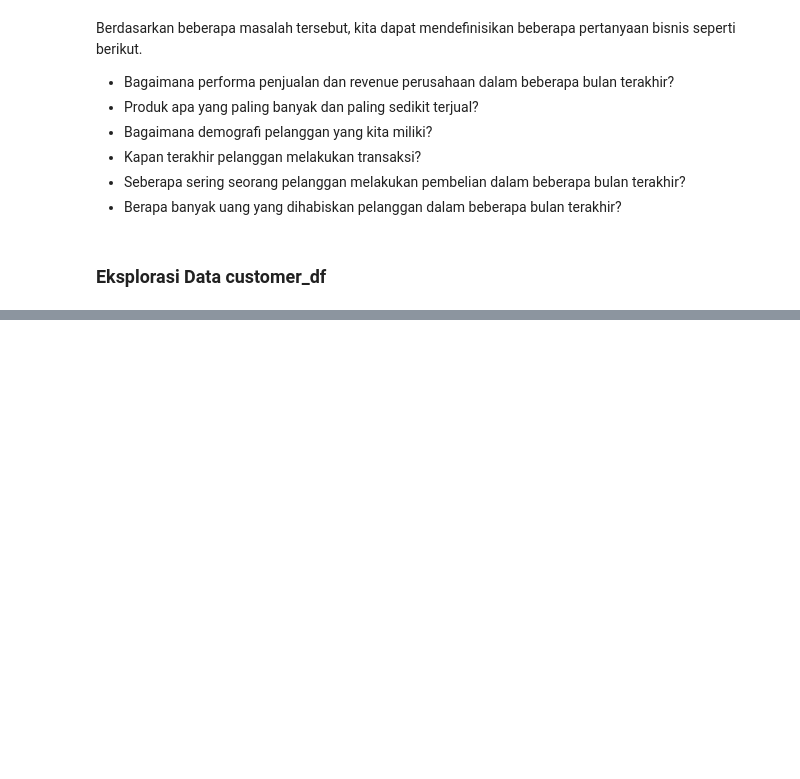
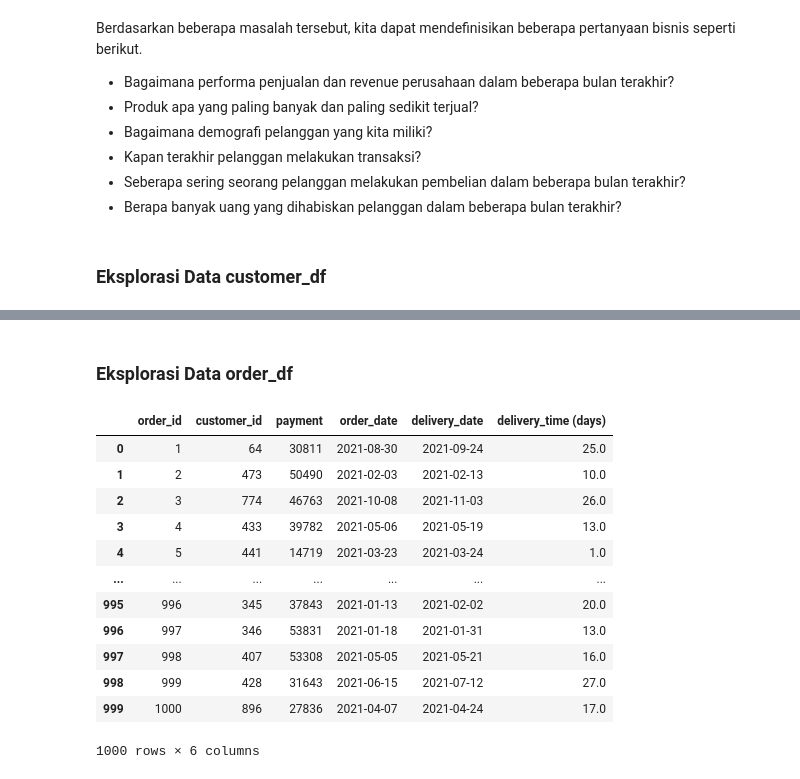
Before and after one commit to JoshInkiriwang/Data_Science_Dicoding, a Jupyter notebook: Analisis_Data_Python/Project_Data_Wrangling_+_EDA.ipynb, the cells around one changed output, grey strips where cells are left out. Cells and saved outputs as stored; diff of their text form; code cells hidden in the pictures; blank space fills up the shorter version.

Commit message:
Update Projek Data Wrangling dan EDA

```diff
--- a/Analisis_Data_Python/Project_Data_Wrangling_+_EDA.ipynb
+++ b/Analisis_Data_Python/Project_Data_Wrangling_+_EDA.ipynb
@@ -445,0 +502,22 @@ customer_df.describe(include='all')
+# %% [markdown]
+### Eksplorasi Data order_df
+# %%
+delivery_time = order_df['delivery_date'] - order_df['order_date']
+delivery_time = delivery_time.apply(lambda x: x.total_seconds())
+order_df['delivery_time (days)'] = round(delivery_time/86400)
+# %%
+display(order_df)
+# %% [output]
+|  | order_id | customer_id | payment | order_date | delivery_date | delivery_time (days) |
+| 0 | 1 | 64 | 30811 | 2021-08-30 | 2021-09-24 | 25.0 |
+| 1 | 2 | 473 | 50490 | 2021-02-03 | 2021-02-13 | 10.0 |
+| 2 | 3 | 774 | 46763 | 2021-10-08 | 2021-11-03 | 26.0 |
+| 3 | 4 | 433 | 39782 | 2021-05-06 | 2021-05-19 | 13.0 |
+| 4 | 5 | 441 | 14719 | 2021-03-23 | 2021-03-24 | 1.0 |
+| ... | ... | ... | ... | ... | ... | ... |
+| 995 | 996 | 345 | 37843 | 2021-01-13 | 2021-02-02 | 20.0 |
+| 996 | 997 | 346 | 53831 | 2021-01-18 | 2021-01-31 | 13.0 |
+| 997 | 998 | 407 | 53308 | 2021-05-05 | 2021-05-21 | 16.0 |
+| 998 | 999 | 428 | 31643 | 2021-06-15 | 2021-07-12 | 27.0 |
+| 999 | 1000 | 896 | 27836 | 2021-04-07 | 2021-04-24 | 17.0 |
+1000 rows × 6 columns
```
Also changed, not shown: parts of 27 cells of this notebook.
